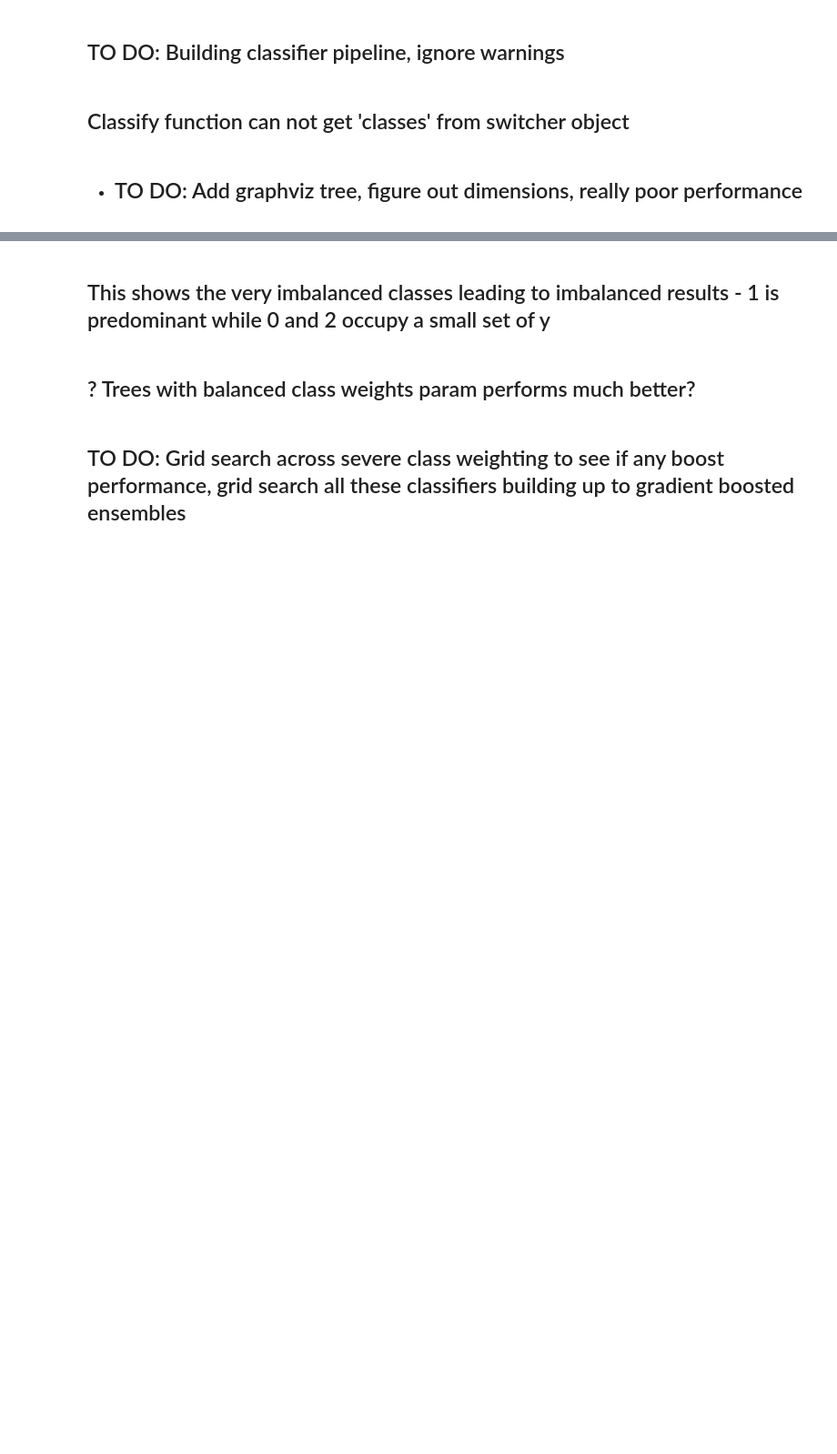
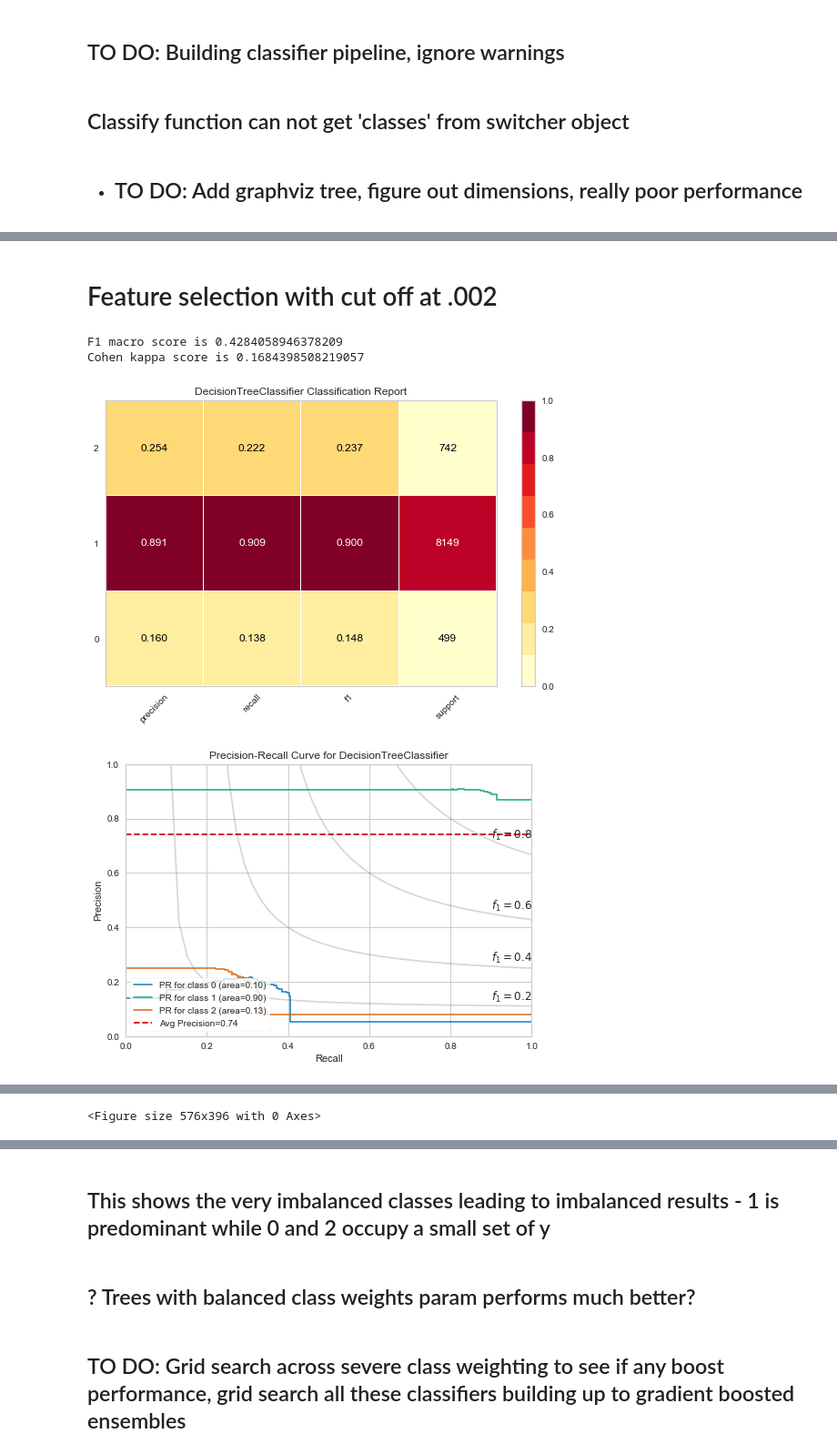
Before and after one commit to MichaelBurak/crunchbase-analysis, a Jupyter notebook: crunchbase-analysis.ipynb, the cells around one changed output, grey strips where cells are left out. Shown at 91% size. Cells and saved outputs as stored; diff of their text form; code cells hidden in the pictures; blank space fills up the shorter version.

Commit message:
feature selection yess

```diff
--- a/crunchbase-analysis.ipynb
+++ b/crunchbase-analysis.ipynb
@@ -1154,0 +1162,21 @@ classify(dtc)
+# %% [markdown]
+# Feature selection with cut off at .002
+# %%
+sel_feat = ['funding_plus_startA', 'per_round', 'years_operating', 'founding_funding', 'last_funding_at_2013.0',
+            'last_funding_at_2014.0', 'funding_minus_startA', 'funding_types', 'funding_plus_start_seed',
+            'venture','seed', 'funding_minus_start', 'funding_minus_start_seed', 'round_A'
+           ]
+# %%
+X_sel = df[sel_feat]
+y_sel = df['status']
+# %%
+from sklearn.model_selection import train_test_split
+X_train_sel, X_test_sel, y_train_sel, y_test_sel = train_test_split(X_sel, y_sel, random_state=42, stratify=y)
+# %%
+dtc = DecisionTreeClassifier(random_state=0)
+classify(dtc,X_train=X_train_sel, X_test=X_test_sel, y_train=y_train_sel, y_test=y_test_sel)
+# %% [output]
+F1 macro score is 0.4284058946378209
+Cohen kappa score is 0.1684398508219057
+[figure, added]
+[figure, added]
@@ -1154,0 +1184 @@ classify(dtc)
+<Figure size 576x396 with 0 Axes>
```
Also changed, not shown: parts of 11 cells of this notebook.
